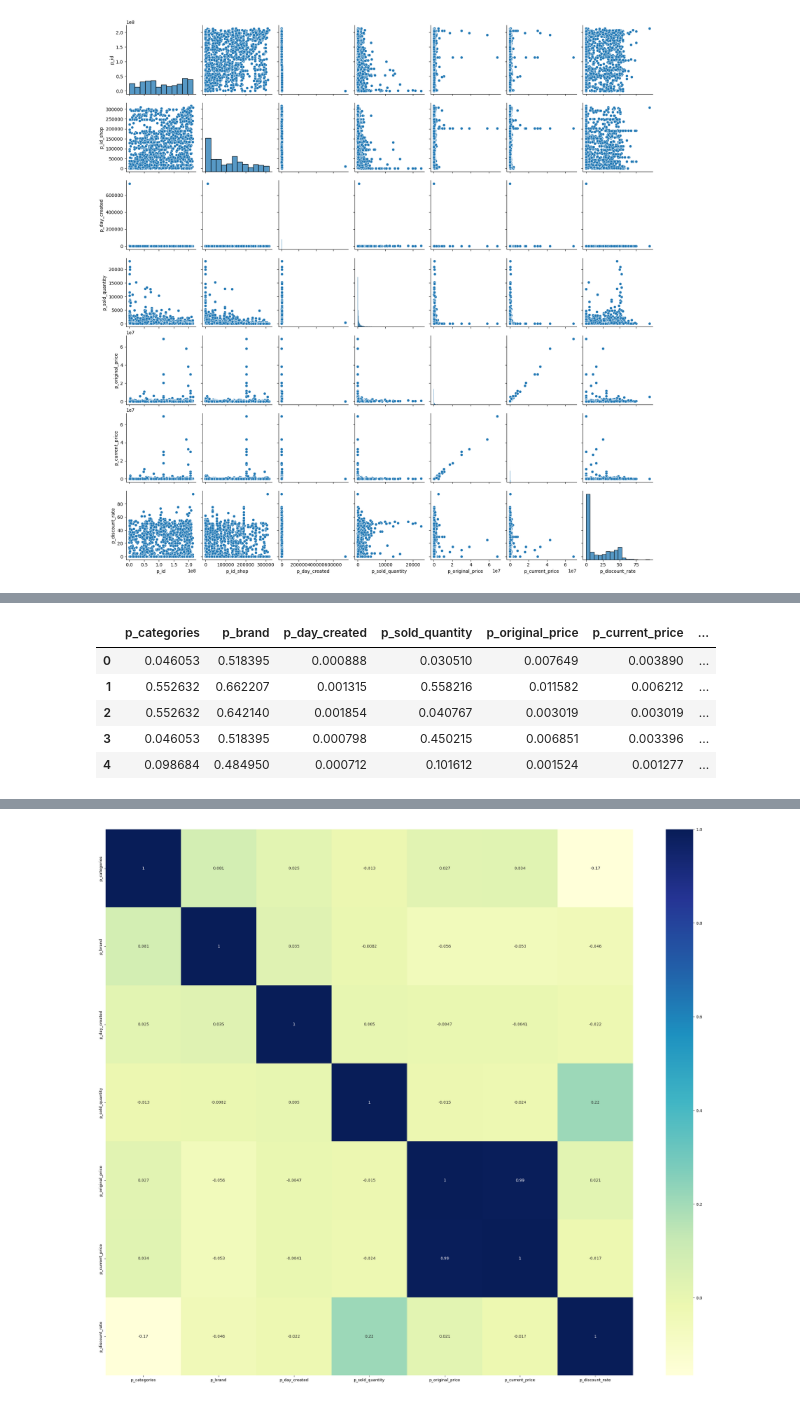
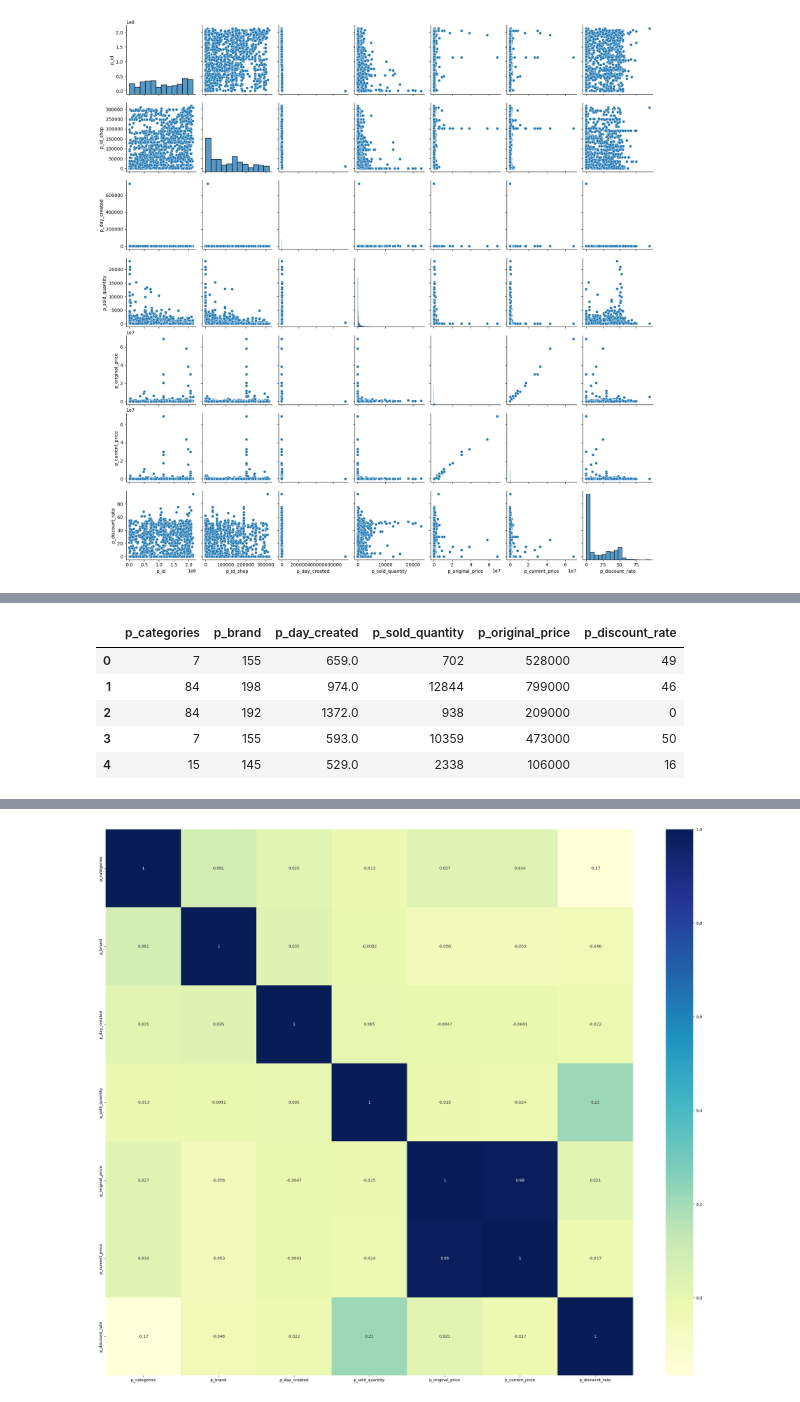
Before and after one commit to TienDat57/IntroductionToDataScience, a Jupyter notebook: src/features/index.ipynb, the cells around one changed output, grey strips where cells are left out. Drawn from its saved outputs; the diff is of its cells as text; code cells hidden in the pictures.

```diff
--- a/src/features/index.ipynb
+++ b/src/features/index.ipynb
@@ -36,9 +35,3 @@ df_products_copy.head()
 | 2 | 13334313 | Bộ 6 chén (bát) cơm sứ phong cách... | 84 | 3340.0 | Công ty TNHH TM Minh Gia Lợi | 192 | 1372.0 | 938 | ... |
 | 3 | 99868980 | Bình Giữ Nhiệt Locknlock Bucket T... | 7 | 1.0 | Tiki Trading | 155 | 593.0 | 10359 | ... |
 | 4 | 115092053 | Bộ ga giường poly cotton LIDACO ... | 15 | 43482.0 | Lidaco Official Store | 145 | 529.0 | 2338 | ... |
-# %%
-# scale the p_brand and p_categories
-scaler = MinMaxScaler()
-cols_to_scale = ['p_brand', 'p_categories', 'p_day_created', 'p_original_price', 'p_current_price', 'p_discount_rate', 'p_sold_quantity']
-df_products_copy[cols_to_scale] = scaler.fit_transform(df_products_copy[cols_to_scale])
-df_products_copy.head()
@@ -71,12 +66,12 @@ p_categories: [0.04605263 0.55263158 0.09868421 0.63815789 0.99342105 0.28947368
  0.70526316 0.78947368 0.23157895 0.67368421 0.71578947 1.
  0.66315789 0.56842105 0.62105263 0.76842105 0.69473684]
 # %%
-canomical_data = df_products_copy.drop(['p_id','p_name', 'p_id_shop', 'p_shop_name'], axis=1)
+canomical_data = df_products_copy.drop(['p_id','p_name', 'p_id_shop', 'p_shop_name', 'p_current_price'], axis=1)
 canomical_data.head()
 # %% [output]
-|  | p_categories | p_brand | p_day_created | p_sold_quantity | p_original_price | p_current_price | ... |
-| 0 | 0.046053 | 0.518395 | 0.000888 | 0.030510 | 0.007649 | 0.003890 | ... |
-| 1 | 0.552632 | 0.662207 | 0.001315 | 0.558216 | 0.011582 | 0.006212 | ... |
-| 2 | 0.552632 | 0.642140 | 0.001854 | 0.040767 | 0.003019 | 0.003019 | ... |
-| 3 | 0.046053 | 0.518395 | 0.000798 | 0.450215 | 0.006851 | 0.003396 | ... |
-| 4 | 0.098684 | 0.484950 | 0.000712 | 0.101612 | 0.001524 | 0.001277 | ... |
+|  | p_categories | p_brand | p_day_created | p_sold_quantity | p_original_price | p_discount_rate |
+| 0 | 7 | 155 | 659.0 | 702 | 528000 | 49 |
+| 1 | 84 | 198 | 974.0 | 12844 | 799000 | 46 |
+| 2 | 84 | 192 | 1372.0 | 938 | 209000 | 0 |
+| 3 | 7 | 155 | 593.0 | 10359 | 473000 | 50 |
+| 4 | 15 | 145 | 529.0 | 2338 | 106000 | 16 |
```
Also changed, not shown: parts of 8 cells of this notebook, 4 other files.
